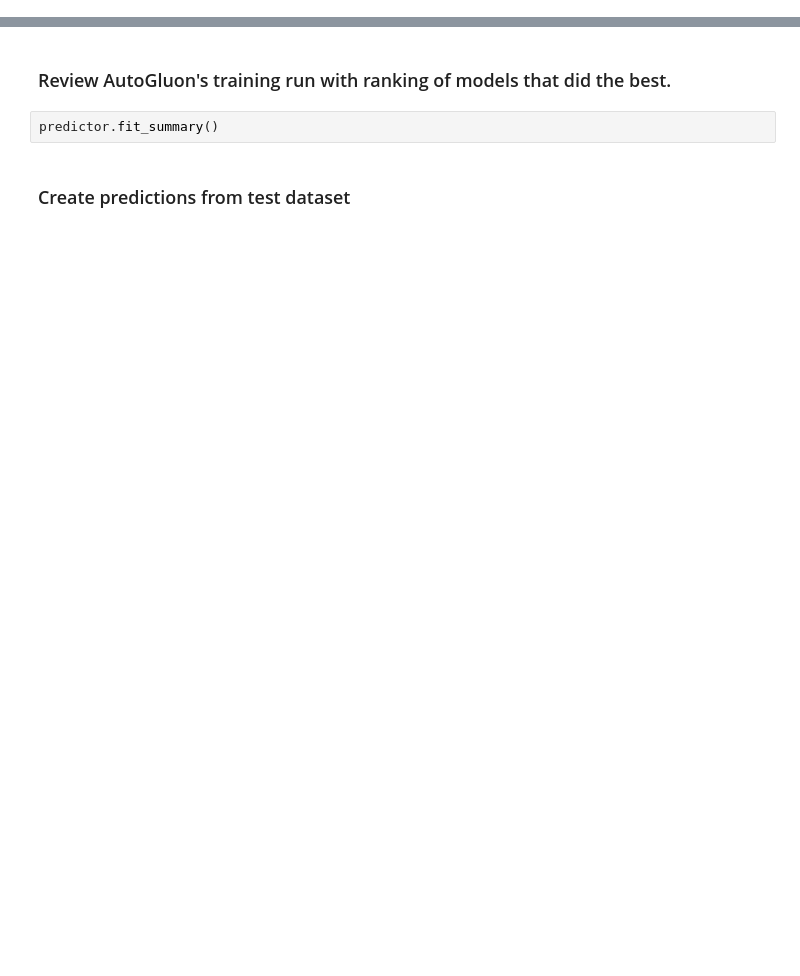
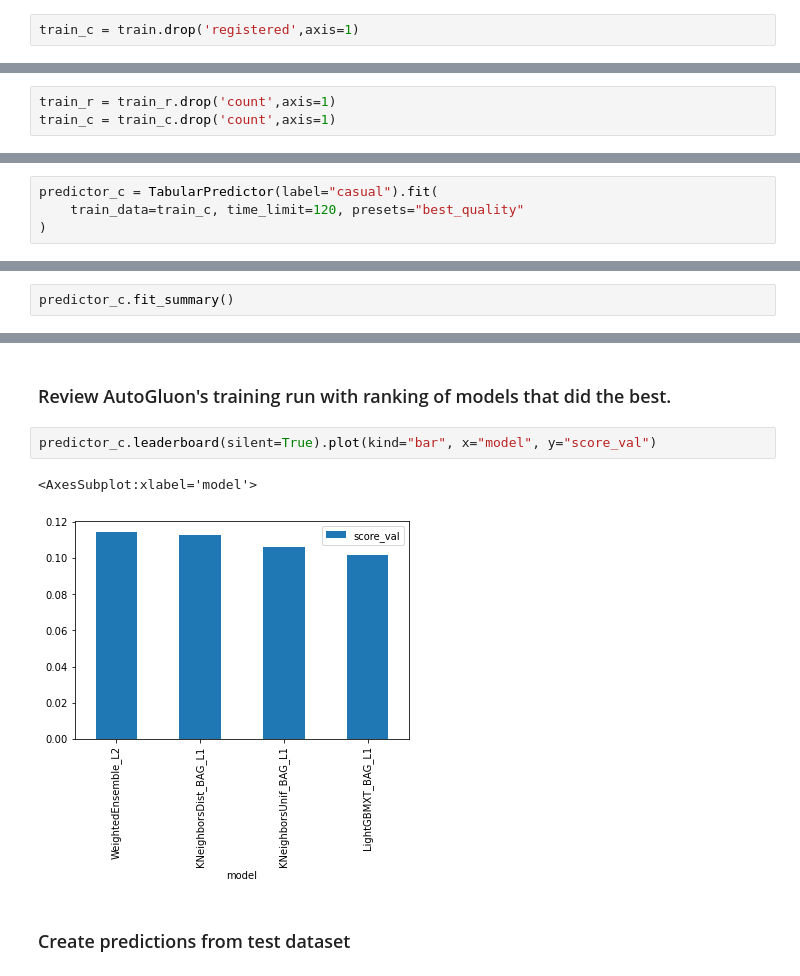
Before and after one commit to kanericmaws/cd0385-project-starter, a Jupyter notebook: project/project01-filled.ipynb, the cells around one changed output, grey strips where cells are left out. Drawn from its saved outputs; the diff is of its cells as text; blank space fills up the shorter version.

```diff
--- a/project/project01-filled.ipynb
+++ b/project/project01-filled.ipynb
@@ -100,0 +87,2 @@ train.head()
+# %%
+train_c = train.drop('registered',axis=1)
@@ -100,0 +93,3 @@ train.head()
+# %%
+train_r = train_r.drop('count',axis=1)
+train_c = train_c.drop('count',axis=1)
@@ -139,0 +119,4 @@ predictor = TabularPredictor(?).fit(?)
+# %%
+predictor_c = TabularPredictor(label="casual").fit(
+    train_data=train_c, time_limit=120, presets="best_quality"
+)
@@ -139,0 +141,2 @@ predictor = TabularPredictor(?).fit(?)
+# %%
+predictor_c.fit_summary()
@@ -140,6 +181,9 @@ predictor = TabularPredictor(?).fit(?)
 # %% [markdown]
 ### Review AutoGluon's training run with ranking of models that did the best.
-# %%
-predictor.fit_summary()
+# %%
+predictor_c.leaderboard(silent=True).plot(kind="bar", x="model", y="score_val")
+# %% [output]
+<AxesSubplot:xlabel='model'>
+[figure, added]
 # %% [markdown]
 ### Create predictions from test dataset
```
Also changed, not shown: parts of 42 cells of this notebook, 1 other file.
